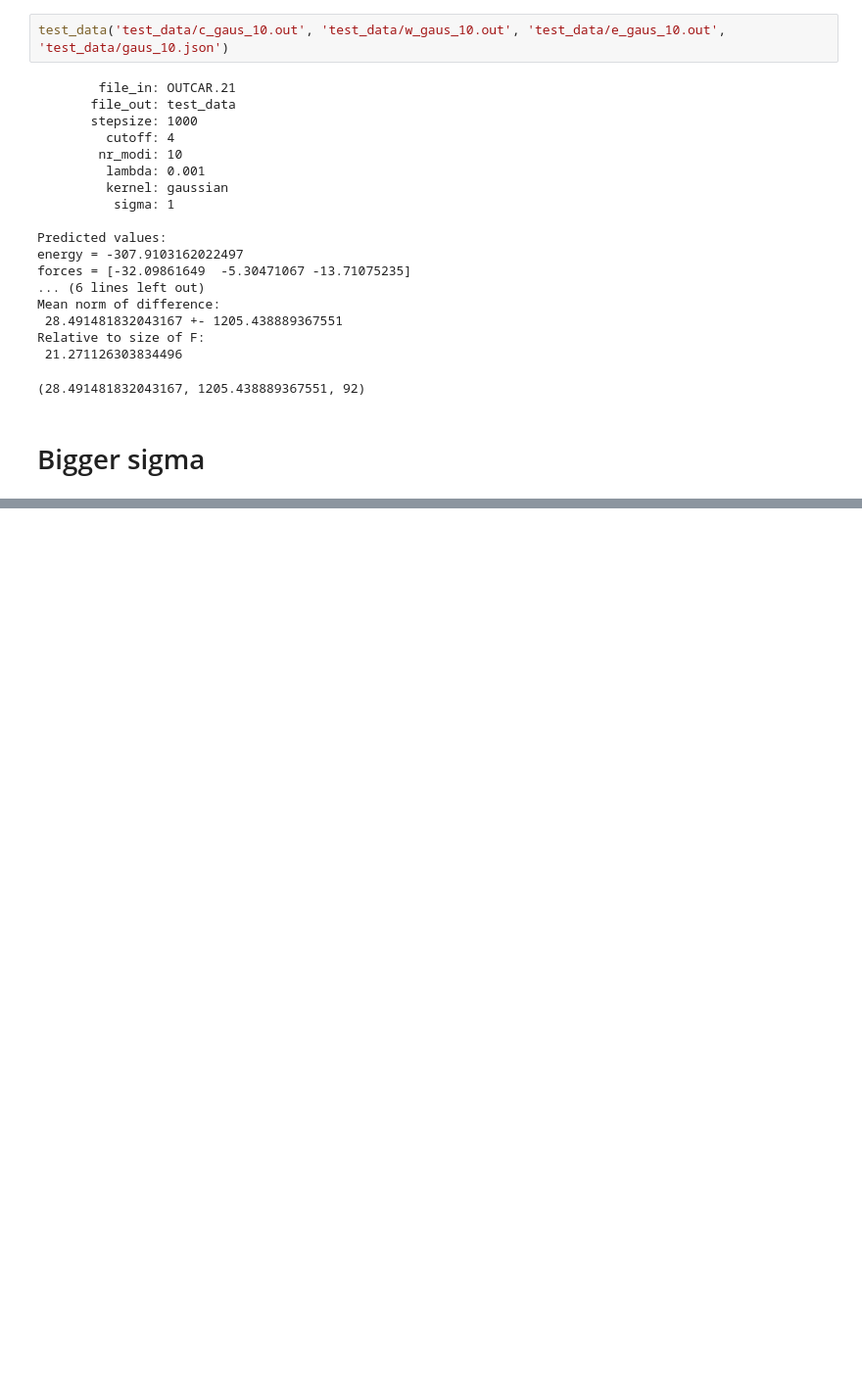
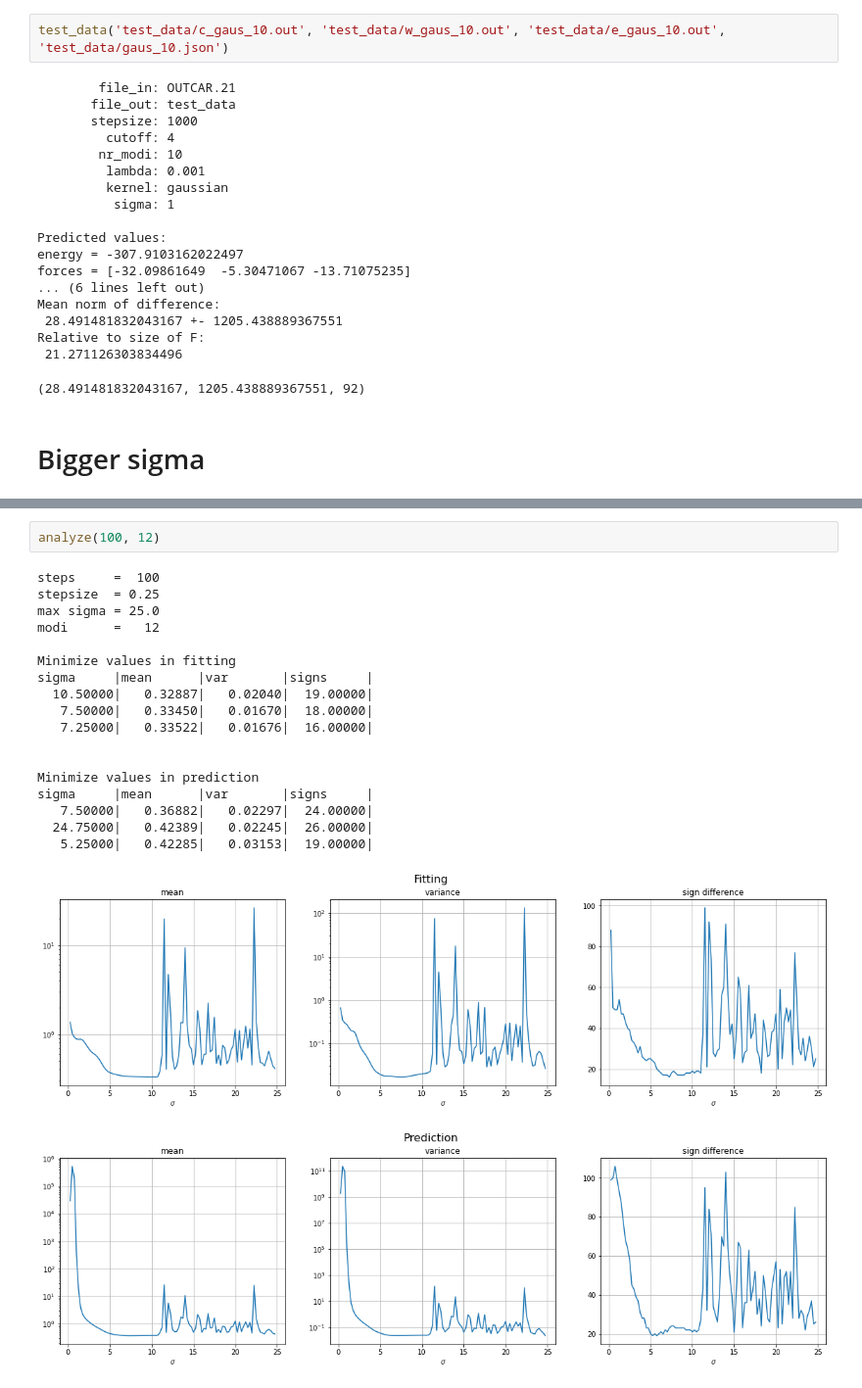
Before and after one commit to Lactose94/LP-Machine-Learning, a Jupyter notebook: Test_quality.ipynb, the cells around one changed output, grey strips where cells are left out. Shown at 98% size. Drawn from its saved outputs; the diff is of its cells as text; blank space fills up the shorter version.

```diff
--- a/Test_quality.ipynb
+++ b/Test_quality.ipynb
@@ -221,0 +272,22 @@ array([ 2, -5,  4,  5])
+# %%
+analyze(100, 12)
+# %% [output]
+steps     =  100
+stepsize  = 0.25
+max sigma = 25.0
+modi      =   12
+
+Minimize values in fitting
+sigma     |mean      |var       |signs     |
+  10.50000|   0.32887|   0.02040|  19.00000|
+   7.50000|   0.33450|   0.01670|  18.00000|
+   7.25000|   0.33522|   0.01676|  16.00000|
+
+
+Minimize values in prediction
+sigma     |mean      |var       |signs     |
+   7.50000|   0.36882|   0.02297|  24.00000|
+  24.75000|   0.42389|   0.02245|  26.00000|
+   5.25000|   0.42285|   0.03153|  19.00000|
+[figure, added]
+[figure, added]
```
Also changed, not shown: parts of 13 cells of this notebook, 20 other files.
